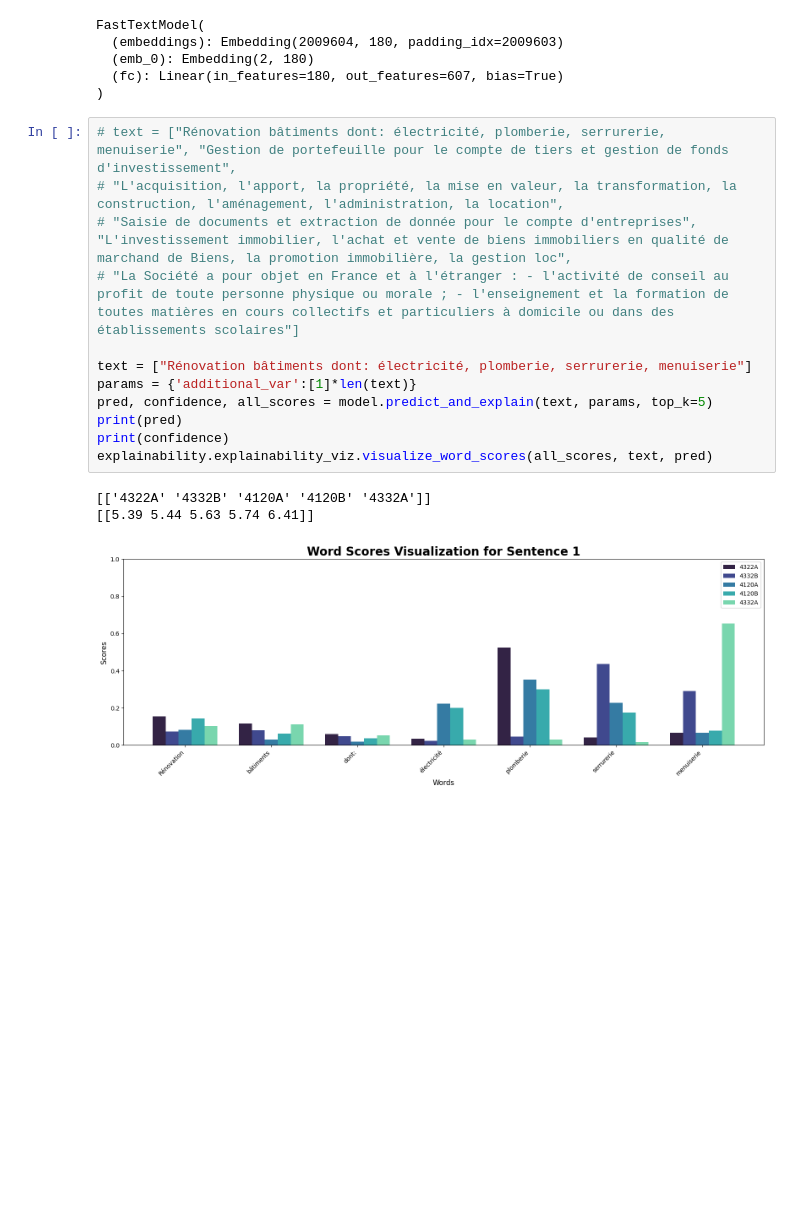
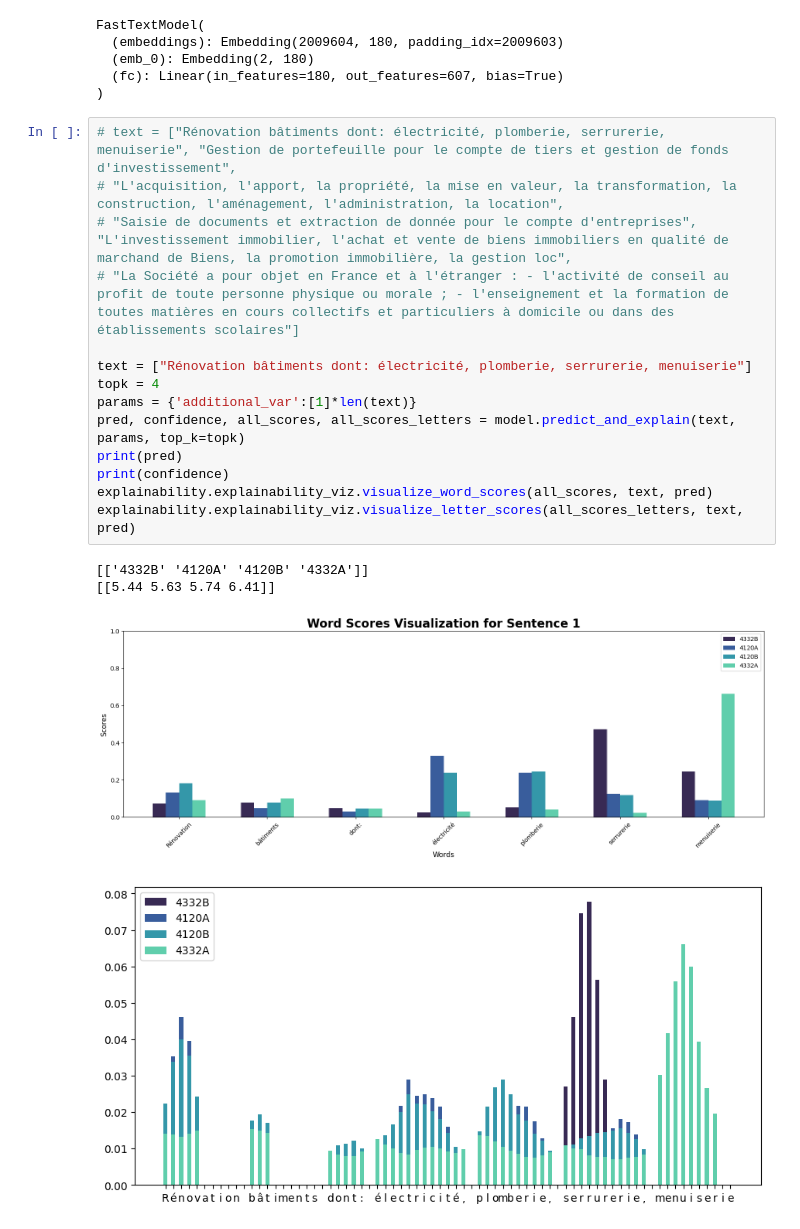
Before and after one commit to InseeFrLab/torch-fastText, a Jupyter notebook: src/experiments.ipynb, the cells around one changed output. Drawn from its saved outputs; the diff is of its cells as text; blank space fills up the shorter version.

```diff
--- a/src/experiments.ipynb
+++ b/src/experiments.ipynb
@@ -57,16 +57,19 @@ FastTextModel(
 # %%
 # text = ["Rénovation bâtiments dont: électricité, plomberie, serrurerie, menuiserie", "Gestion de portefeuille pour le compte de tiers et gestion de fonds d'investissement",
 # "L'acquisition, l'apport, la propriété, la mise en valeur, la transformation, la construction, l'aménagement, l'administration, la location",
 # "Saisie de documents et extraction de donnée pour le compte d'entreprises", "L'investissement immobilier, l'achat et vente de biens immobiliers en qualité de marchand de Biens, la promotion immobilière, la gestion loc",
 # "La Société a pour objet en France et à l'étranger : - l'activité de conseil au profit de toute personne physique ou morale ; - l'enseignement et la formation de toutes matières en cours collectifs et particuliers à domicile ou dans des établissements scolaires"]
 
 text = ["Rénovation bâtiments dont: électricité, plomberie, serrurerie, menuiserie"]
+topk = 4
 params = {'additional_var':[1]*len(text)}
-pred, confidence, all_scores = model.predict_and_explain(text, params, top_k=5)
+pred, confidence, all_scores, all_scores_letters = model.predict_and_explain(text, params, top_k=topk)
 print(pred)
 print(confidence)
 explainability.explainability_viz.visualize_word_scores(all_scores, text, pred)
+explainability.explainability_viz.visualize_letter_scores(all_scores_letters, text, pred)
 # %% [output]
-[['4322A' '4332B' '4120A' '4120B' '4332A']]
-[[5.39 5.44 5.63 5.74 6.41]]
+[['4332B' '4120A' '4120B' '4332A']]
+[[5.44 5.63 5.74 6.41]]
-[figure, old version]
+[figure, new version]
+[figure, added]
```
Also changed, not shown: parts of 6 cells of this notebook, 4 other files.
